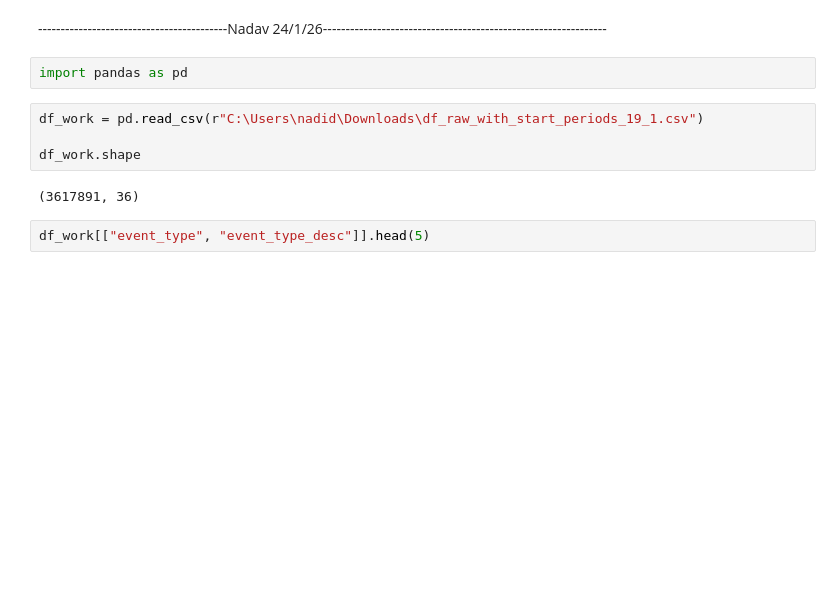
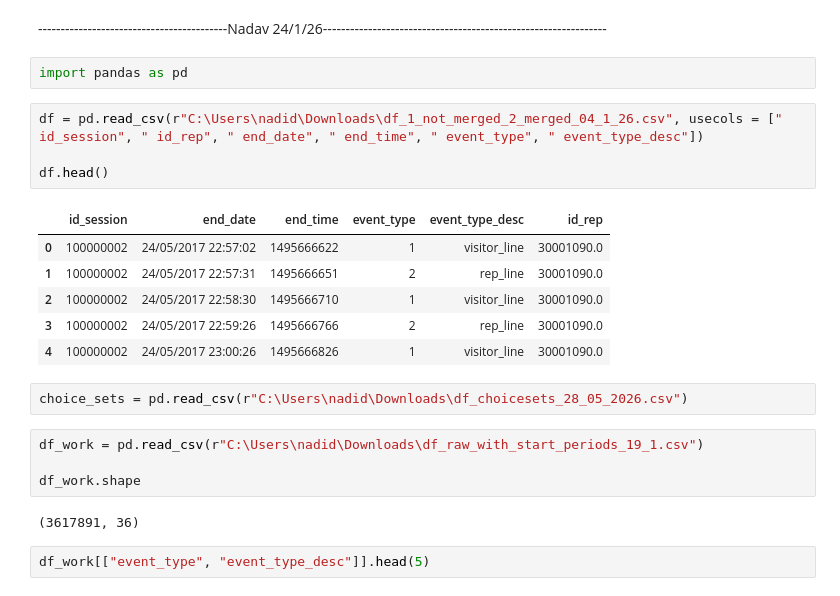
Before and after one commit to TamirS94/Service-system-research, a Jupyter notebook: unifaction_of_messages_nadav_24_01_2026.ipynb, the cells around one changed output. Drawn from its saved outputs; the diff is of its cells as text; blank space fills up the shorter version.

```diff
--- a/unifaction_of_messages_nadav_24_01_2026.ipynb
+++ b/unifaction_of_messages_nadav_24_01_2026.ipynb
@@ -2,6 +2,19 @@
 ------------------------------------------Nadav 24/1/26---------------------------------------------------------------
 # %%
 import pandas as pd
+# %%
+df = pd.read_csv(r"C:\Users\nadid\Downloads\df_1_not_merged_2_merged_04_1_26.csv", usecols = [" id_session", " id_rep", " end_date", " end_time", " event_type", " event_type_desc"])
+
+df.head()
+# %% [output]
+|  | id_session | end_date | end_time | event_type | event_type_desc | id_rep |
+| 0 | 100000002 | 24/05/2017 22:57:02 | 1495666622 | 1 | visitor_line | 30001090.0 |
+| 1 | 100000002 | 24/05/2017 22:57:31 | 1495666651 | 2 | rep_line | 30001090.0 |
+| 2 | 100000002 | 24/05/2017 22:58:30 | 1495666710 | 1 | visitor_line | 30001090.0 |
+| 3 | 100000002 | 24/05/2017 22:59:26 | 1495666766 | 2 | rep_line | 30001090.0 |
+| 4 | 100000002 | 24/05/2017 23:00:26 | 1495666826 | 1 | visitor_line | 30001090.0 |
+# %%
+choice_sets = pd.read_csv(r"C:\Users\nadid\Downloads\df_choicesets_28_05_2026.csv")
 # %%
 df_work = pd.read_csv(r"C:\Users\nadid\Downloads\df_raw_with_start_periods_19_1.csv")
 
```
Also changed, not shown: 3 other files.
